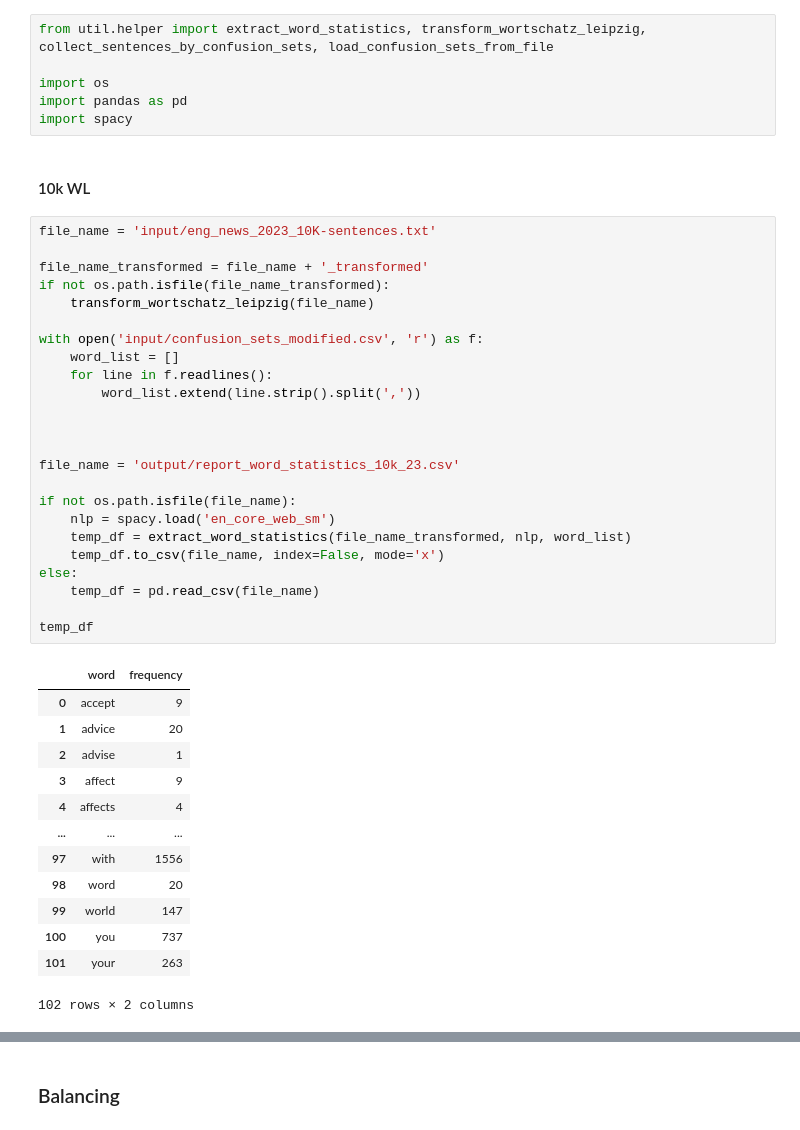
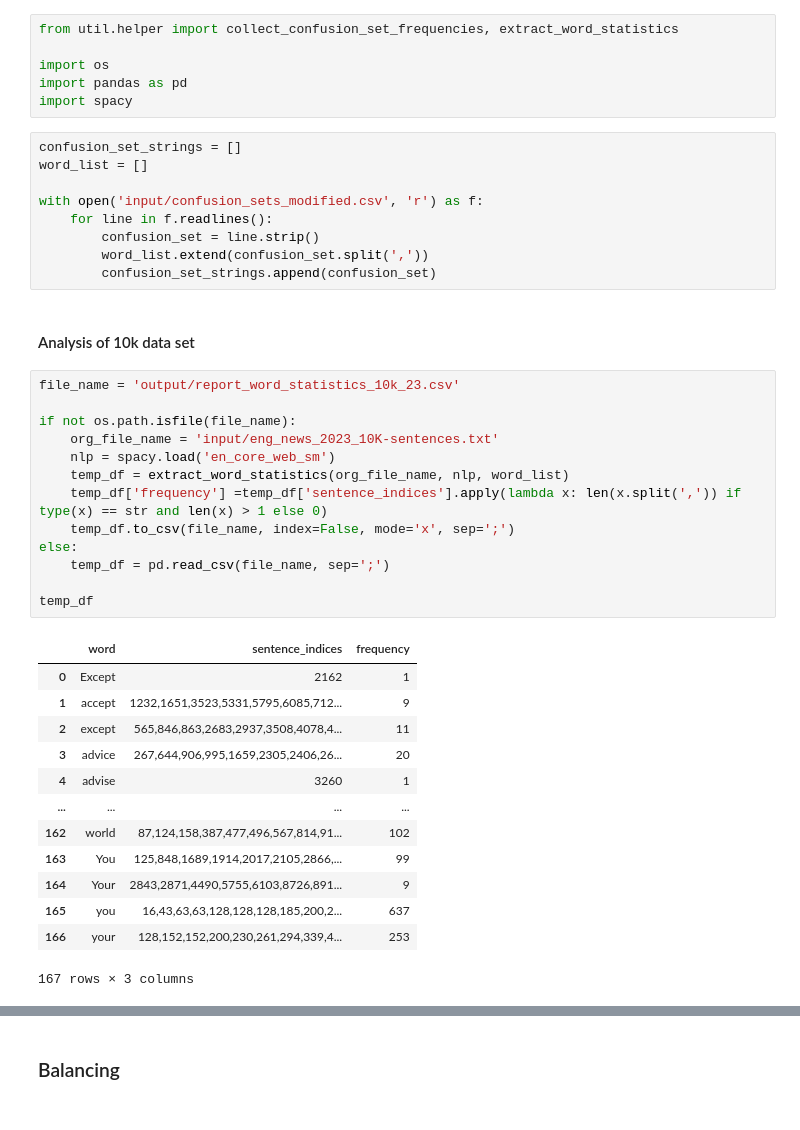
Before and after one commit to zesch/rwse-experiments, a Jupyter notebook: experiments/word_statistics.ipynb, the cells around one changed output, grey strips where cells are left out. Cells and saved outputs as stored; diff of their text form.

```diff
--- a/experiments/word_statistics.ipynb
+++ b/experiments/word_statistics.ipynb
@@ -1,46 +1,44 @@
 # %%
-from util.helper import extract_word_statistics, transform_wortschatz_leipzig, collect_sentences_by_confusion_sets, load_confusion_sets_from_file
+from util.helper import collect_confusion_set_frequencies, extract_word_statistics
 
 import os
 import pandas as pd
 import spacy
+# %%
+confusion_set_strings = []
+word_list = []
+
+with open('input/confusion_sets_modified.csv', 'r') as f:
+    for line in f.readlines():
+        confusion_set = line.strip()
+        word_list.extend(confusion_set.split(','))
+        confusion_set_strings.append(confusion_set)
 # %% [markdown]
-#### 10k WL
+#### Analysis of 10k data set
 # %%
-file_name = 'input/eng_news_2023_10K-sentences.txt'
-
-file_name_transformed = file_name + '_transformed'
-if not os.path.isfile(file_name_transformed):
-    transform_wortschatz_leipzig(file_name)
-
-with open('input/confusion_sets_modified.csv', 'r') as f:
-    word_list = []
-    for line in f.readlines():
-        word_list.extend(line.strip().split(','))
-
-
-
 file_name = 'output/report_word_statistics_10k_23.csv'
 
 if not os.path.isfile(file_name):
+    org_file_name = 'input/eng_news_2023_10K-sentences.txt'
     nlp = spacy.load('en_core_web_sm')
-    temp_df = extract_word_statistics(file_name_transformed, nlp, word_list)
-    temp_df.to_csv(file_name, index=False, mode='x')
+    temp_df = extract_word_statistics(org_file_name, nlp, word_list)
+    temp_df['frequency'] =temp_df['sentence_indices'].apply(lambda x: len(x.split(',')) if type(x) == str and len(x) > 1 else 0)
+    temp_df.to_csv(file_name, index=False, mode='x', sep=';')
 else:
-    temp_df = pd.read_csv(file_name)
+    temp_df = pd.read_csv(file_name, sep=';')
 
 temp_df
 # %% [output]
-|  | word | frequency |
-| 0 | accept | 9 |
-| 1 | advice | 20 |
-| 2 | advise | 1 |
-| 3 | affect | 9 |
-| 4 | affects | 4 |
-| ... | ... | ... |
-| 97 | with | 1556 |
-| 98 | word | 20 |
-| 99 | world | 147 |
-| 100 | you | 737 |
-| 101 | your | 263 |
+|  | word | sentence_indices | frequency |
+| 0 | Except | 2162 | 1 |
+| 1 | accept | 1232,1651,3523,5331,5795,6085,712... | 9 |
+| 2 | except | 565,846,863,2683,2937,3508,4078,4... | 11 |
+| 3 | advice | 267,644,906,995,1659,2305,2406,26... | 20 |
+| 4 | advise | 3260 | 1 |
+| ... | ... | ... | ... |
+| 162 | world | 87,124,158,387,477,496,567,814,91... | 102 |
+| 163 | You | 125,848,1689,1914,2017,2105,2866,... | 99 |
+| 164 | Your | 2843,2871,4490,5755,6103,8726,891... | 9 |
+| 165 | you | 16,43,63,63,128,128,128,185,200,2... | 637 |
+| 166 | your | 128,152,152,200,230,261,294,339,4... | 253 |
-102 rows × 2 columns
+167 rows × 3 columns
```
Also changed, not shown: parts of 16 cells of this notebook, 7 other files.
